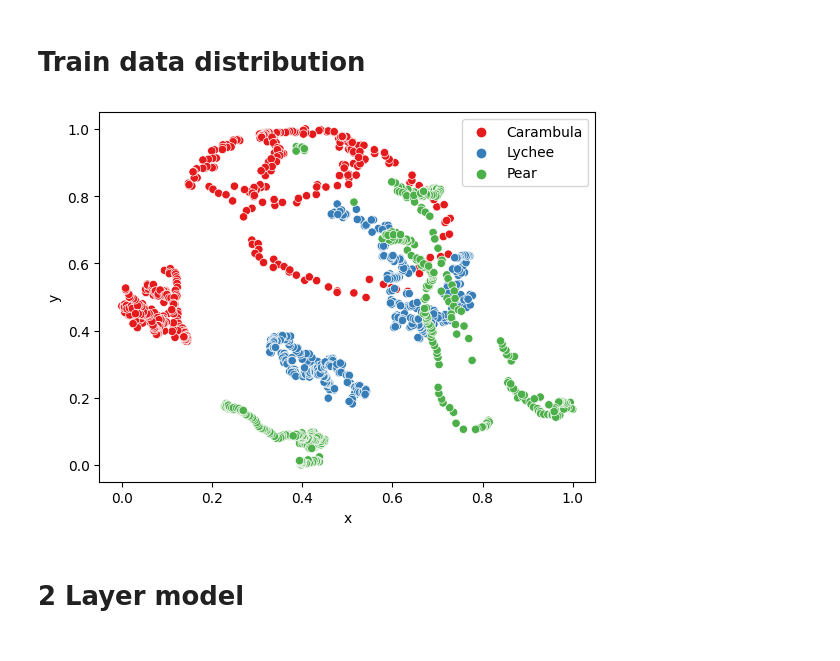
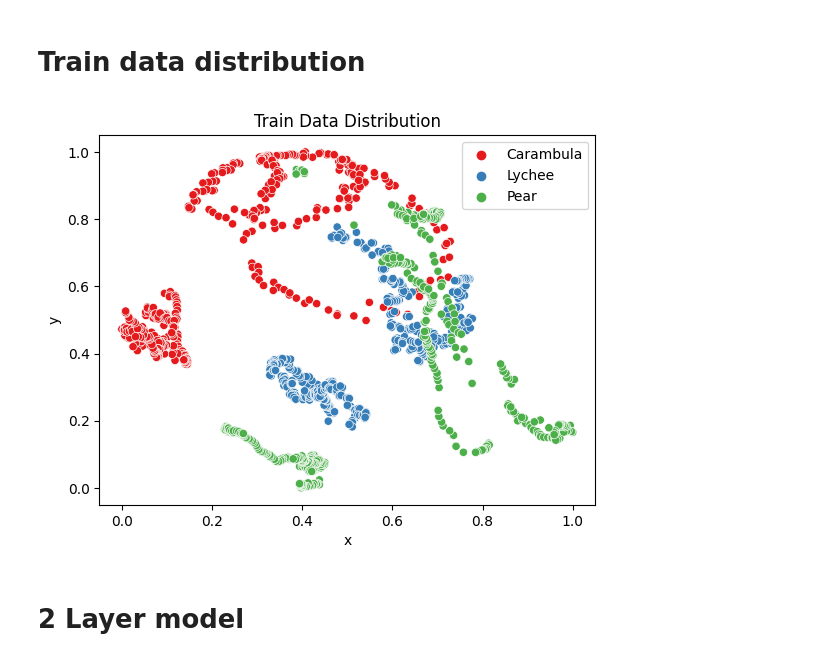
Before and after one commit to huang0520/1112_MachineLearning, a Jupyter notebook: HW2/HW2.ipynb, the cells around one changed output. Saved outputs shown, nothing was run; the diff lists cells and outputs as text; code cells hidden in the pictures.

```diff
--- a/HW2/HW2.ipynb
+++ b/HW2/HW2.ipynb
@@ -20,13 +20,14 @@ class ImageType(Enum):
 
 class Config(Enum):
     num_component = 2
-    size_2layer = [num_component, 96, len(ImageType)]
-    size_3layer = [num_component, 18, 36, len(ImageType)]
-    learning_rate = 0.01
+    size_2layer = [16, 32, 64, 128]
+    size_3layer = [[8, 4], [16, 8], [32, 16], [36, 20]]
     random_seed = 100
-    epoch = 512
+    learning_rate_2layer = 0.02
+    learning_rate_3layer = 0.018
+    epoch = 1024
     batch_size = 1
-    alpha = 0.8
+    alpha = 1
 
 
 def rng_generator():
@@ -332,12 +337,13 @@ class plot_decision_region:
 # %%
 df = pd.DataFrame(train_x, columns=["x", "y"])
 df["label"] = [ImageType(x).name for x in train_y]
 sns.scatterplot(df, x="x", y="y", hue="label", palette="Set1")
 
+plt.title("Train Data Distribution")
 plt.legend()
 plt.show()
 # %% [output]
-[figure, old version]
+[figure, new version]
 # %% [markdown]
 # 2 Layer model
 # %% [markdown]
```
Also changed, not shown: parts of 12 cells of this notebook.
